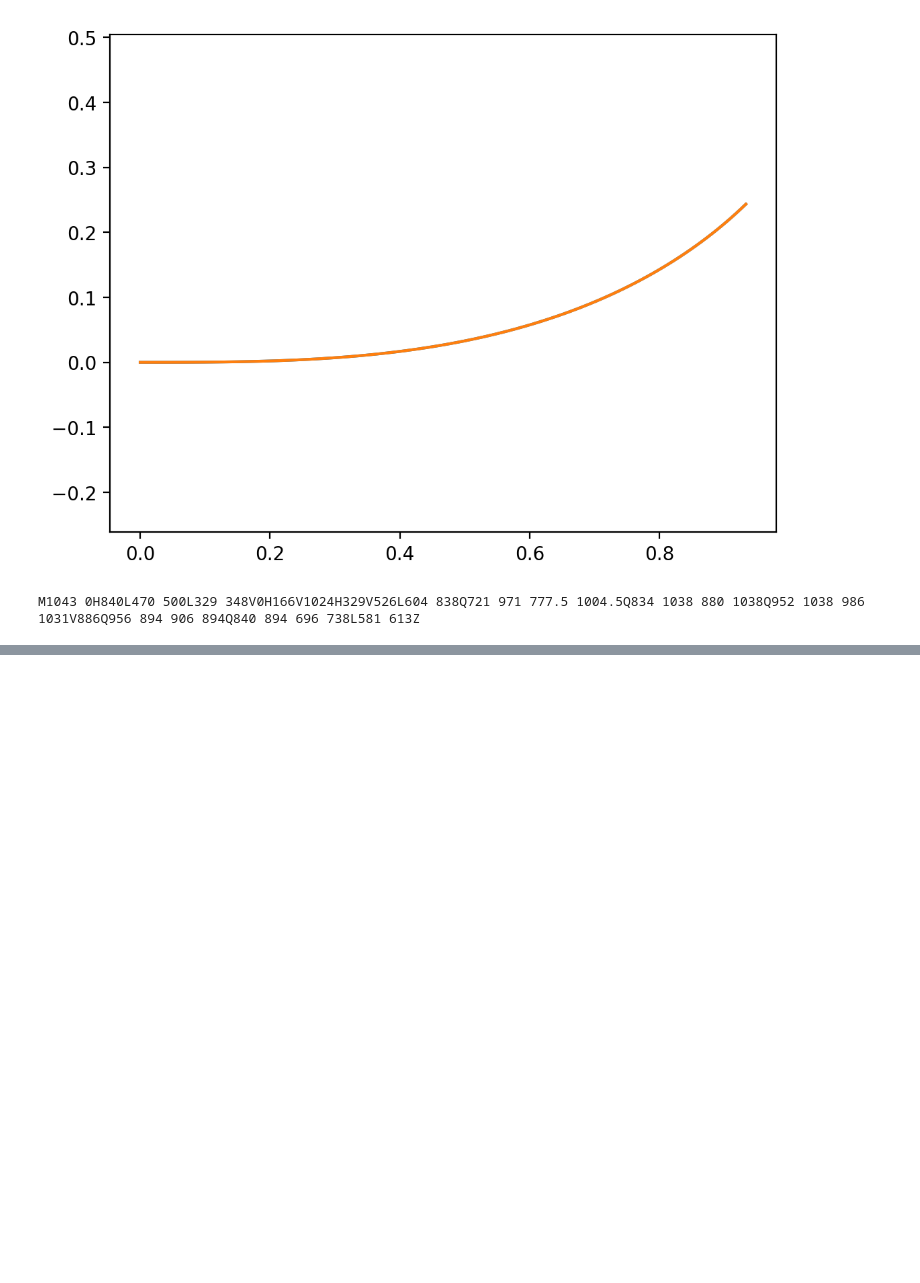
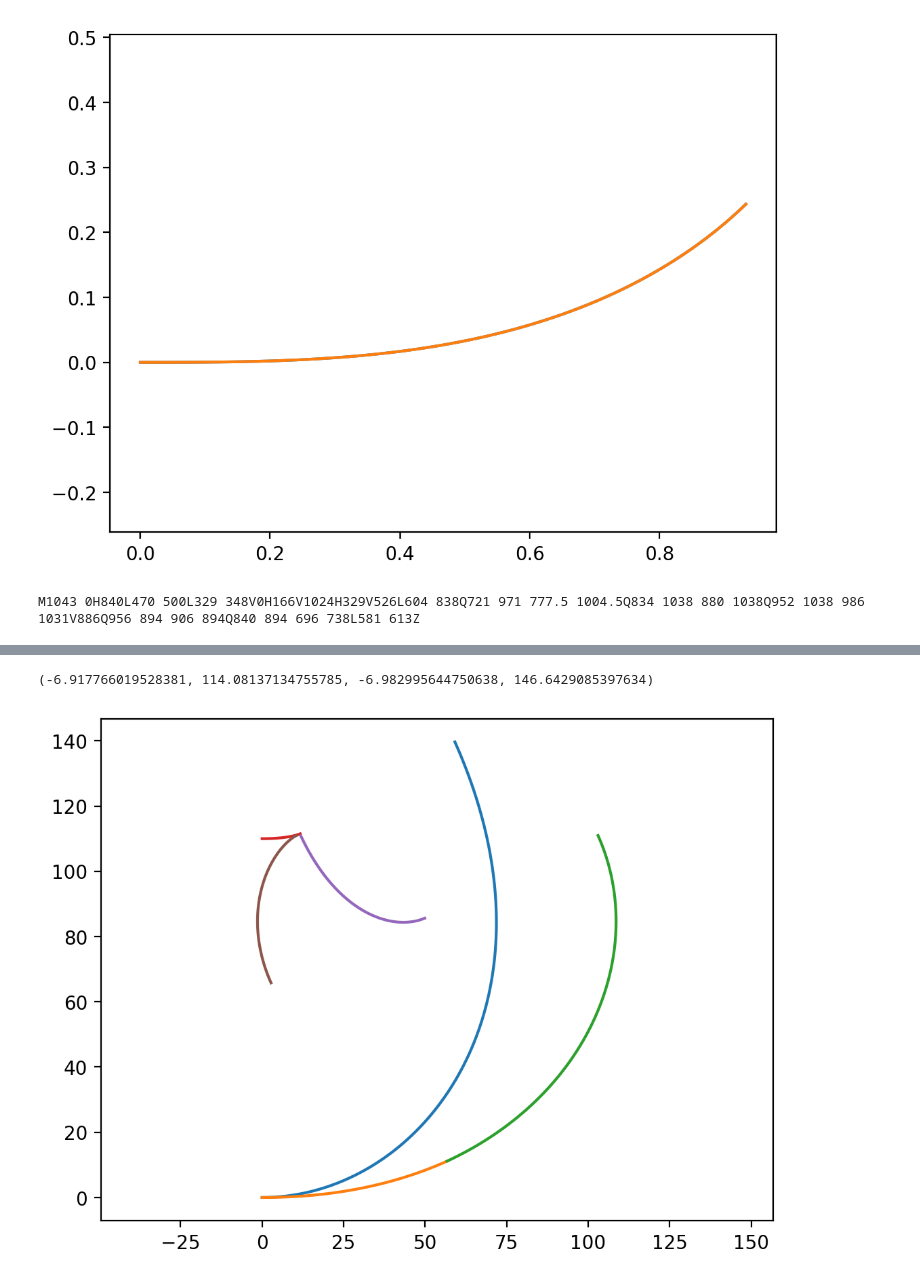
Before and after one commit to msiglreith/nari, a Jupyter notebook: euler.ipynb, the cells around one changed output, grey strips where cells are left out. Cells and saved outputs as stored; diff of their text form; code cells hidden in the pictures; blank space fills up the shorter version.

```diff
--- a/euler.ipynb
+++ b/euler.ipynb
@@ -406,3 +417,74 @@ path = svgpen.getCommands()
 print(path)
 # %% [output]
 M1043 0H840L470 500L329 348V0H166V1024H329V526L604 838Q721 971 777.5 1004.5Q834 1038 880 1038Q952 1038 986 1031V886Q956 894 906 894Q840 894 696 738L581 613Z
+# %%
+p0 = np.array([0, 0])
+# p1 = np.array([0, 100])
+# p2 = np.array([50, 150])
+# p3 = np.array([100, 100])
+
+# d10 = p1 - p0
+# d32 = p3 - p2
+# d30 = p3 - p0
+
+# def cross(a, b):
+#     return a[0]*b[1] - a[1]*b[0]
+
+# def dot(a, b):
+#     return a[0]*b[0] + a[1]*b[1]
+
+# th0 = np.arctan2(cross(d30, d10), dot(d30, d10))
+# th1 = np.arctan2(cross(d32, d30), dot(d32, d30))
+# th = np.arctan2(d30[1], d30[0])
+
+
+# print(th0, th1)
+
+# k1, k2, k0, chord = fit_euler(-th0, -th1)
+# scale = np.sqrt(dot(d30, d30)) / chord
+# print(scale)
+
+# k0 = th - k0
+# u0 = k0 - 0.5 * k1 + 0.125 * k2
+# u1 = (k1 - k2 * 0.5)
+# u2 = k2
+
+scale = 1.0 * 182.15316943682936
+
+u0 = 0.0
+u1 = 1.0
+u2 = 2.0
+
+offset = 110.0 * 1.0 / scale
+print(offset)
+cusp = (1. - u1 * offset) / (u2 * offset)
+print('cusp: ', cusp)
+
+[x0, y0] = spiral(t0=0.0, t1=cusp, k0=u1, k1=u2, theta=u0, offset = 0.0)
+[x1, y1] = spiral(t0=cusp, t1=1.0, k0=u1, k1=u2, theta=u0, offset = 0.0)
+[d1, e1] = spiral(t0=0.0, t1=cusp, k0=u1, k1=u2, theta=u0, offset = offset)
+[d2, e2] = spiral(t0=cusp, t1=1.0, k0=u1, k1=u2, theta=u0, offset = offset)
+[d3, e3] = spiral(t0=0.0, t1=1.0, k0=u1, k1=u2, theta=u0, offset = -offset)
+[evx, evy] = spiral_evolute(k0=u1, k1=u2,offset = offset)
+print(u0, u1, u2)
+print("len: ", curve_length(x0, y0))
+
+print(x0[-1] * scale)
+
+plt.plot(np.array(x0) * scale + p0[0], np.array(y0) * scale + p0[1])
+plt.plot(np.array(x1) * scale + x0[-1] * scale + p0[0], np.array(y1) * scale + y0[-1] * scale + p0[1])
+plt.plot(np.array(d1) * scale + p0[0], np.array(e1) * scale + p0[1])
+plt.plot(np.array(evx) * scale + p0[0], np.array(evy) * scale + p0[1])
+# plt.plot(np.array(d3) * scale + p0[0], np.array(e3) * scale + p0[1])
+plt.plot(np.array(d2) * scale + x0[-1] * scale + p0[0], np.array(e2) * scale + y0[-1] * scale + p0[1])
+# plt.plot(p0[0], p0[1], marker="o")
+# plt.plot(p1[0], p1[1], marker="o")
+# plt.plot(p2[0], p2[1], marker="o")
+# plt.plot(p3[0], p3[1], marker="o")
+plt.axis('equal')
+
+# clothoid0 = Clothoid.G1Hermite(p0[0], p0[1], np.arctan2(d10[1], d10[0]), p3[0], p3[1], np.arctan2(d32[1], d32[0]))
+# print(clothoid0.Parameters)
+
+# plt.plot(*clothoid0.SampleXY(500), 'r--')
+# %% [output]
@@ -408,0 +508,2 @@ M1043 0H840L470 500L329 348V0H166V1024H329V526L604 838Q721 971 777.5 1004.5Q834
+(-6.917766019528381, 114.08137134755785, -6.982995644750638, 146.6429085397634)
+[figure, added]
```
Also changed, not shown: parts of 4 cells of this notebook, 8 other files.
